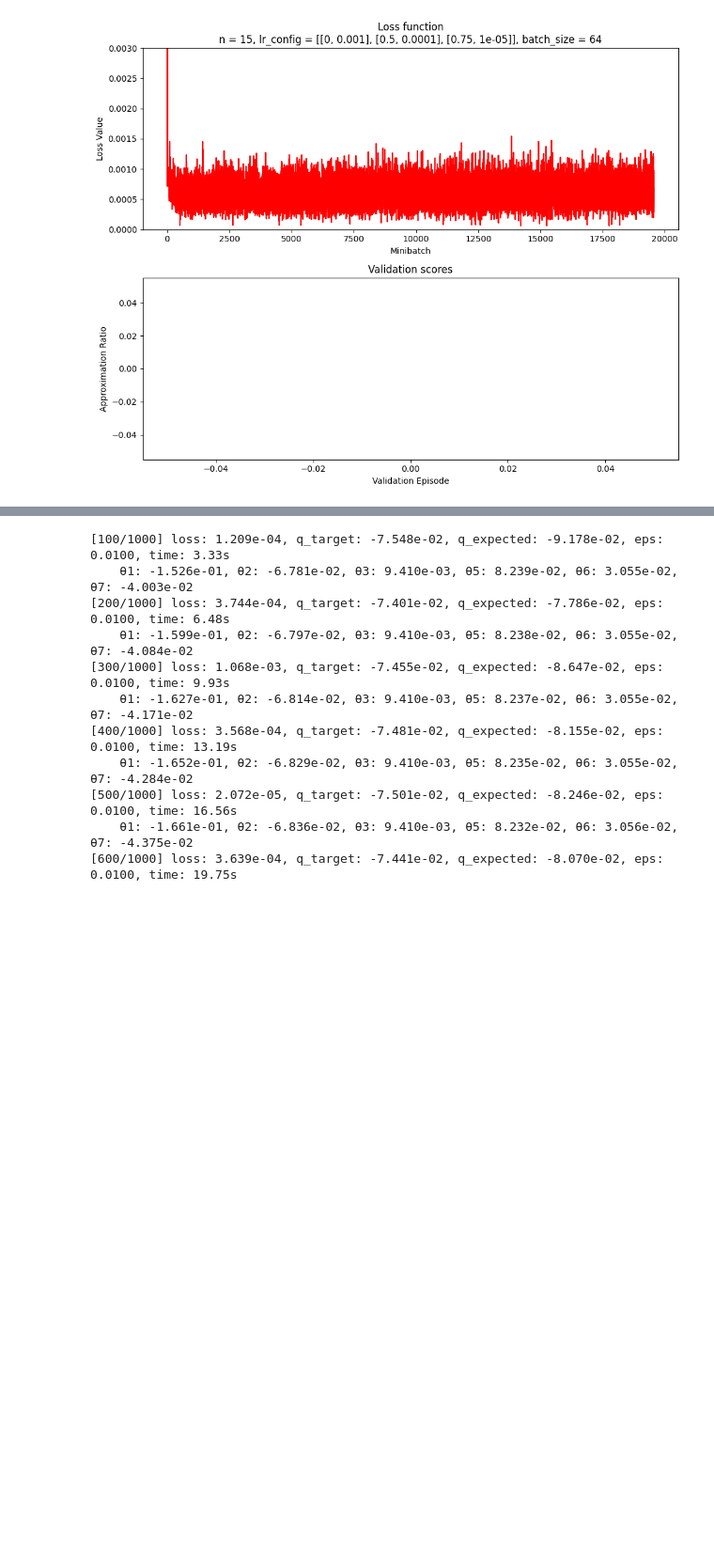
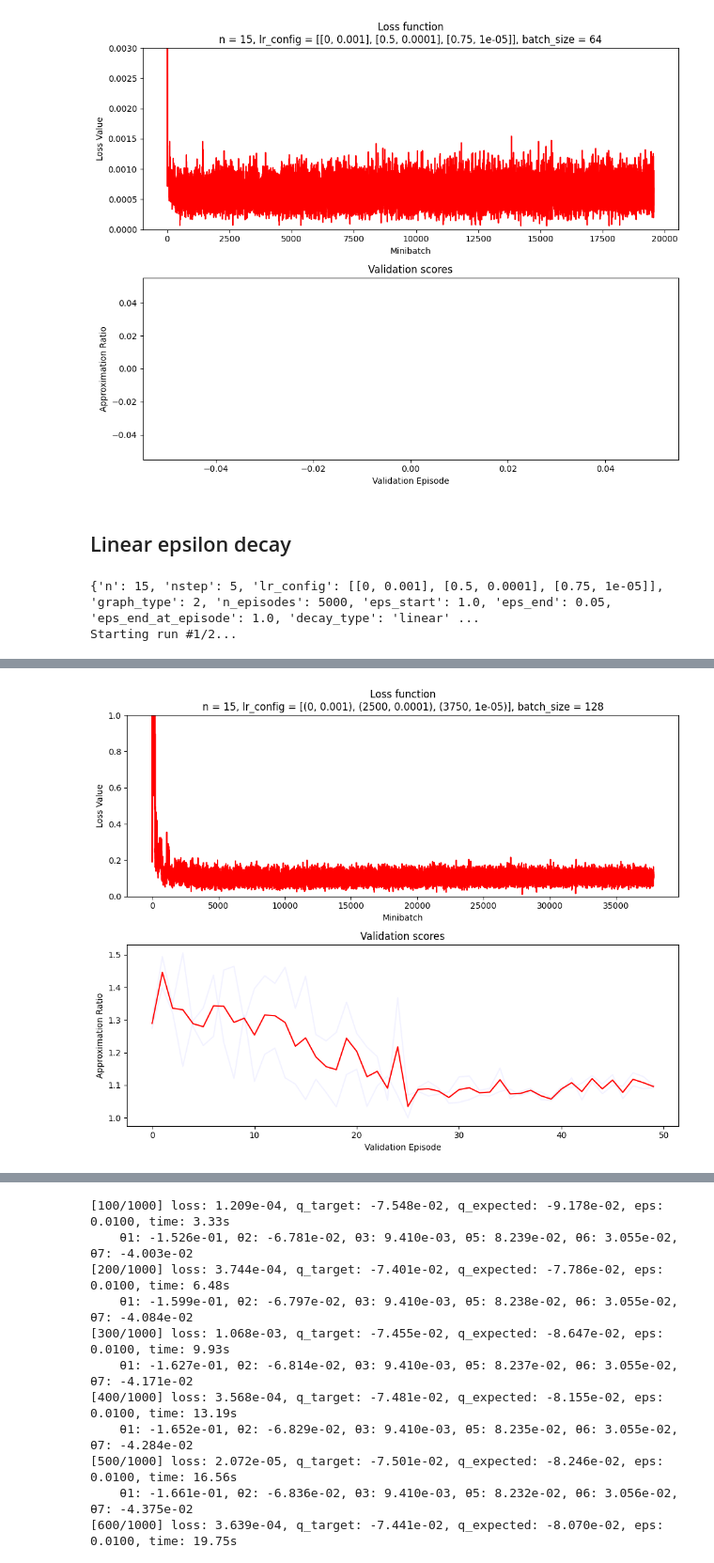
Before and after one commit to LIRA-UFRJ/s2v-dqn, a Jupyter notebook: MVC.ipynb, the cells around one changed output, grey strips where cells are left out. Shown at 94% size. Saved outputs shown, nothing was run; the diff lists cells and outputs as text; code cells hidden in the pictures; blank space fills up the shorter version.

```diff
--- a/MVC.ipynb
+++ b/MVC.ipynb
@@ -162,11 +72,11 @@ def run_validation(agent, env, n_episodes_validation, exact_solution_max_size=0,
     agent.qnetwork_local.eval()
     val_scores = []
     for i in range(1, n_episodes_validation+1):
-        score = run_episode(agent, env, train_mode=False)[0] * (env.normalize_reward * env.pos_lim)
+        run_episode(agent, env, train_mode=False)
+        score = env.get_solution_score()
         solution = get_solution(env, exact_solution_max_size)
-        print(-score, solution, -score/solution)
-        approximation_ration = -score/solution
-        val_scores.append(approximation_ration)
+        approximation_ratio = score/solution
+        val_scores.append(approximation_ratio)
 
     val_scores = np.array(val_scores)
     val_stats = pd.Series(val_scores).describe()
@@ -447,3 +425,28 @@ Wall time: 4min 17s
 replay_graphs('outputs-mvc/run_1', max_loss=3e-3, filename=None)
 # %% [output]
 [figure]
+# %% [markdown]
+## Linear epsilon decay
+# %%
+%%time
+
+params = {
+    'n': 15,
+    'nstep': 5,
+    'lr_config': [[0, 1e-3], [0.5, 1e-4], [0.75, 1e-5]],
+    'graph_type': MVCEnv.BARABASI_ALBERT,
+    # 'n': [3, 4, 5],
+    'n_episodes': 5000,
+    # 'n_episodes': [100],
+    'eps_start': 1.00,
+    'eps_end': 0.05,
+    'eps_end_at_episode': 1.0,
+    'decay_type': 'linear',
+    'validate_each': 100,
+    'print_train_metrics_each': 10,
+    'batch_size': 128
+}
+agents = run_train(4, 2, params)
+# %% [output]
+{'n': 15, 'nstep': 5, 'lr_config': [[0, 0.001], [0.5, 0.0001], [0.75, 1e-05]], 'graph_type': 2, 'n_episodes': 5000, 'eps_start': 1.0, 'eps_end': 0.05, 'eps_end_at_episode': 1.0, 'decay_type': 'linear' ...
+Starting run #1/2...
@@ -449,0 +456 @@ replay_graphs('outputs-mvc/run_1', max_loss=3e-3, filename=None)
+[figure, added]
```
Also changed, not shown: parts of 26 cells of this notebook, 2 other files.
